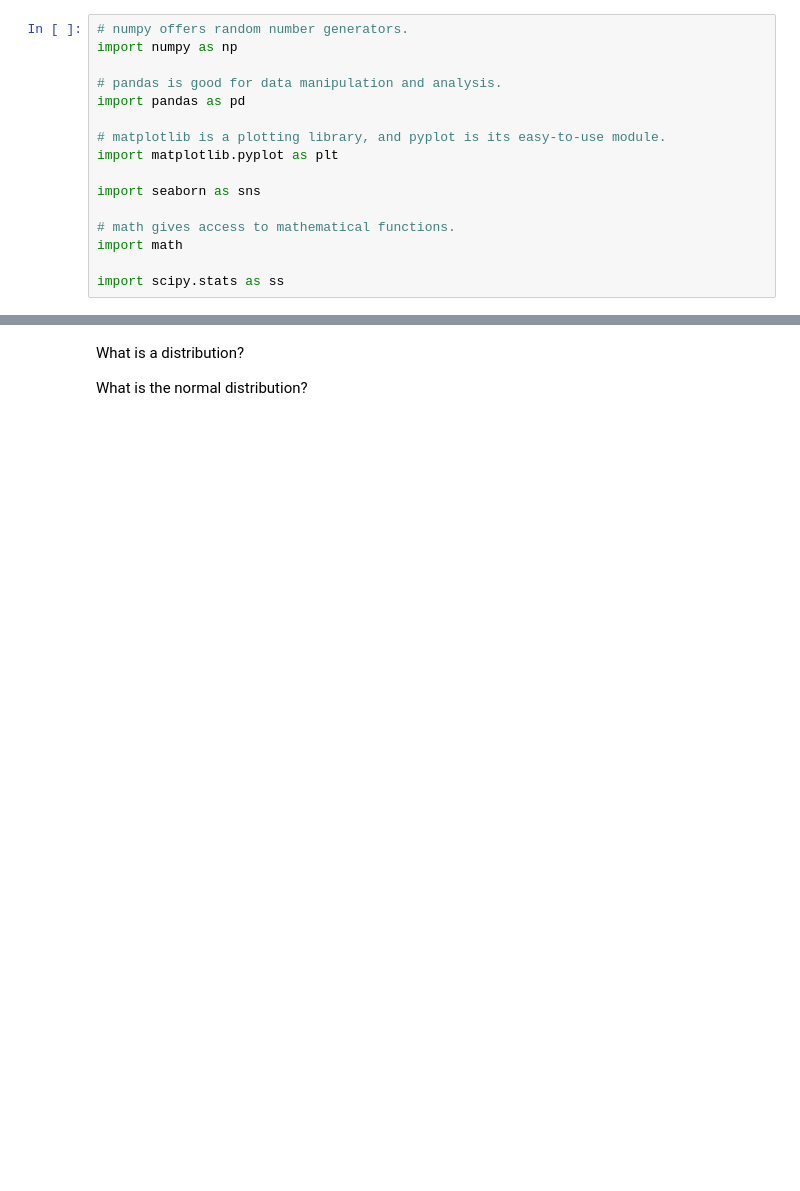
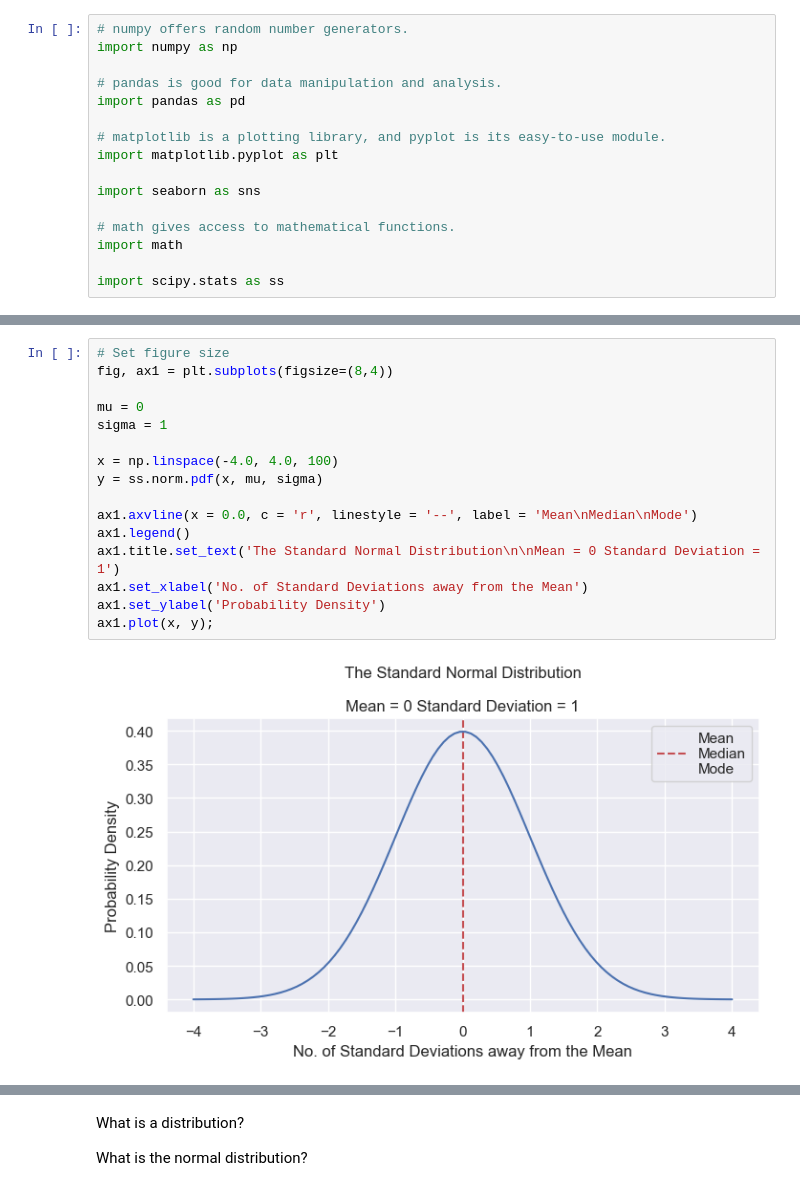
Before and after one commit to ShaneOG2/fund-data-analysis-assessment, a Jupyter notebook: Practicals/Normal Distribution Notebook.ipynb, the cells around one changed output, grey strips where cells are left out. Drawn from its saved outputs; the diff is of its cells as text; blank space fills up the shorter version.

```diff
--- a/Practicals/Normal Distribution Notebook.ipynb
+++ b/Practicals/Normal Distribution Notebook.ipynb
@@ -16,0 +121,18 @@ import scipy.stats as ss
+# %%
+# Set figure size
+fig, ax1 = plt.subplots(figsize=(8,4))
+
+mu = 0
+sigma = 1
+
+x = np.linspace(-4.0, 4.0, 100)
+y = ss.norm.pdf(x, mu, sigma)
+
+ax1.axvline(x = 0.0, c = 'r', linestyle = '--', label = 'Mean\nMedian\nMode')
+ax1.legend()
+ax1.title.set_text('The Standard Normal Distribution\n\nMean = 0 Standard Deviation = 1')
+ax1.set_xlabel('No. of Standard Deviations away from the Mean')
+ax1.set_ylabel('Probability Density')
+ax1.plot(x, y);
+# %% [output]
+[figure, added]
```
Also changed, not shown: parts of 35 cells of this notebook.
